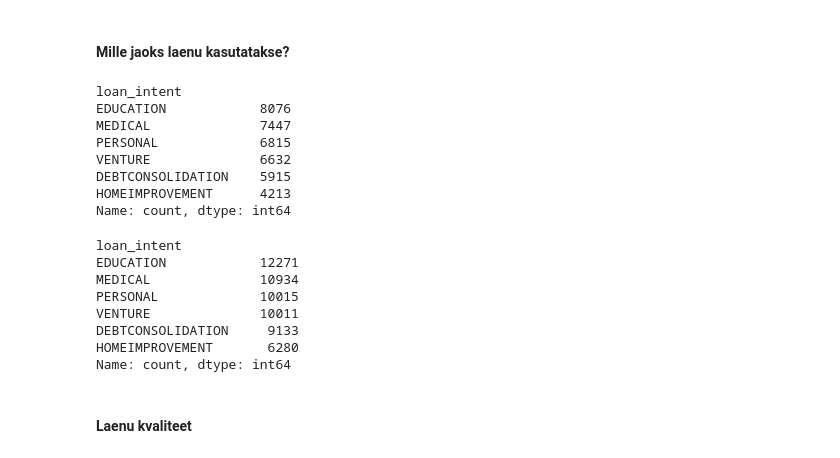
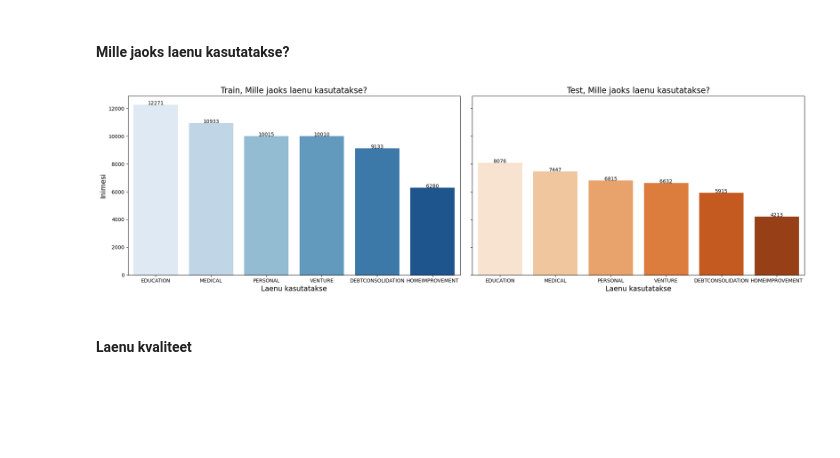
Before and after one commit to madispuu/Loan_Approval_Prediction, a Jupyter notebook: TEAM.ipynb, the cells around one changed output. Cells and saved outputs as stored; diff of their text form; code cells hidden in the pictures; blank space fills up the shorter version.

```diff
--- a/TEAM.ipynb
+++ b/TEAM.ipynb
@@ -281,26 +296,39 @@ plt.show()
 # %% [markdown]
 #### **Mille jaoks laenu kasutatakse?**
-# %%
-df_test["loan_intent"].value_counts()
-# %% [output]
-loan_intent
-EDUCATION            8076
-MEDICAL              7447
-PERSONAL             6815
-VENTURE              6632
-DEBTCONSOLIDATION    5915
-HOMEIMPROVEMENT      4213
-Name: count, dtype: int64
-# %%
-df_train["loan_intent"].value_counts()
-# %% [output]
-loan_intent
-EDUCATION            12271
-MEDICAL              10934
-PERSONAL             10015
-VENTURE              10011
-DEBTCONSOLIDATION     9133
-HOMEIMPROVEMENT       6280
-Name: count, dtype: int64
+# %%
+train_counts = df_train["loan_intent"].value_counts().reset_index()
+test_counts = df_test["loan_intent"].value_counts().reset_index()
+train_counts.columns = ["loan_intent", "count"]
+test_counts.columns = ["loan_intent", "count"]
+
+# et oleks 2 kõrvuti
+fig, axes = plt.subplots(1, 2, figsize=(20, 6), sharey=True)
+
+
+
+# Train
+train_plot = sns.barplot(x="loan_intent", y="count", data=train_counts, ax=axes[0], palette="Blues", hue='loan_intent',  legend=False)
+axes[0].set_title("Train, Mille jaoks laenu kasutatakse?", fontsize=16)
+axes[0].set_xlabel("Laenu kasutatakse", fontsize=14)
+axes[0].set_ylabel("Inimesi", fontsize=14)
+
+#Lisab numbrid Train andmetele
+for bar, count in zip(train_plot.patches, train_counts["count"]):
+    axes[0].text(bar.get_x() + bar.get_width() / 2, bar.get_height() + 0.5, int(count), ha='center', fontsize=10)
+
+# Test
+test_plot = sns.barplot(x="loan_intent", y="count", data=test_counts, ax=axes[1], palette="Oranges",  hue='loan_intent',  legend=False)
+axes[1].set_title("Test, Mille jaoks laenu kasutatakse?", fontsize=16)
+axes[1].set_xlabel("Laenu kasutatakse", fontsize=14)
+
+#Lisab numbrid Test andmetele
+for bar, count in zip(test_plot.patches, test_counts["count"]):
+    axes[1].text(bar.get_x() + bar.get_width() / 2, bar.get_height() + 0.5, int(count), ha='center', fontsize=10)
+
+
+plt.tight_layout()
+plt.show()
+# %% [output]
+[figure, added]
 # %% [markdown]
 #### **Laenu kvaliteet**
```
Also changed, not shown: parts of 11 cells of this notebook.
